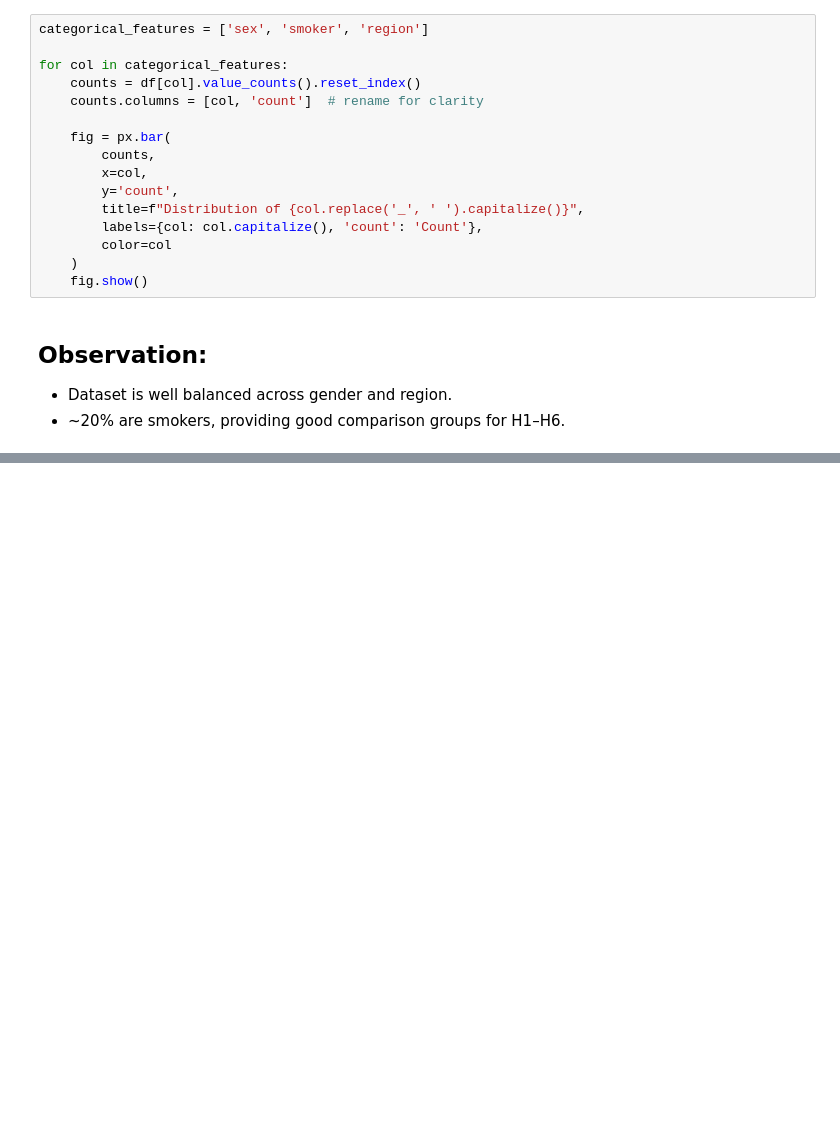
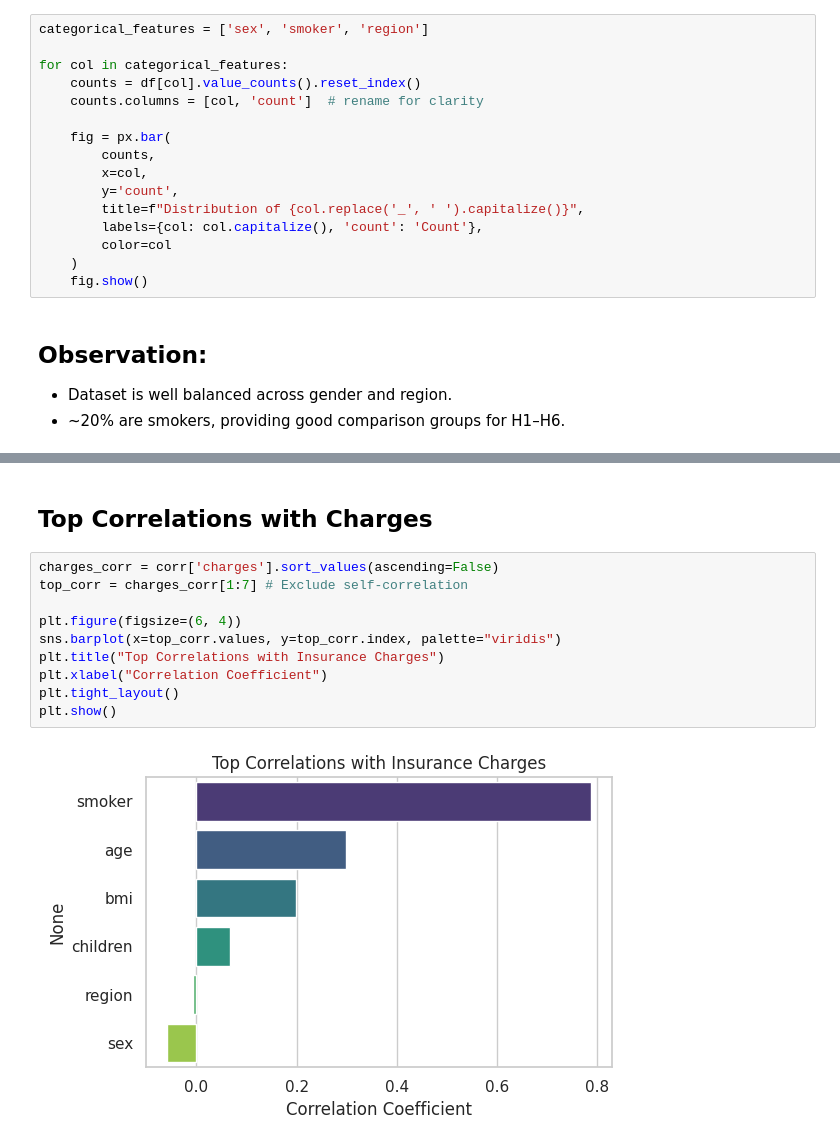
Before and after one commit to RSE1982/health-insurance-cost-analysis, a Jupyter notebook: notebooks/04_data_visualisations.ipynb, the cells around one changed output, grey strips where cells are left out. Saved outputs shown, nothing was run; the diff lists cells and outputs as text; blank space fills up the shorter version.

```diff
--- a/notebooks/04_data_visualisations.ipynb
+++ b/notebooks/04_data_visualisations.ipynb
@@ -207,0 +252,14 @@ for col in categorical_features:
+# %% [markdown]
+## Top Correlations with Charges
+# %%
+charges_corr = corr['charges'].sort_values(ascending=False)
+top_corr = charges_corr[1:7] # Exclude self-correlation
+
+plt.figure(figsize=(6, 4))
+sns.barplot(x=top_corr.values, y=top_corr.index, palette="viridis")
+plt.title("Top Correlations with Insurance Charges")
+plt.xlabel("Correlation Coefficient")
+plt.tight_layout()
+plt.show()
+# %% [output]
+[figure, added]
```
Also changed, not shown: parts of 8 cells of this notebook.
